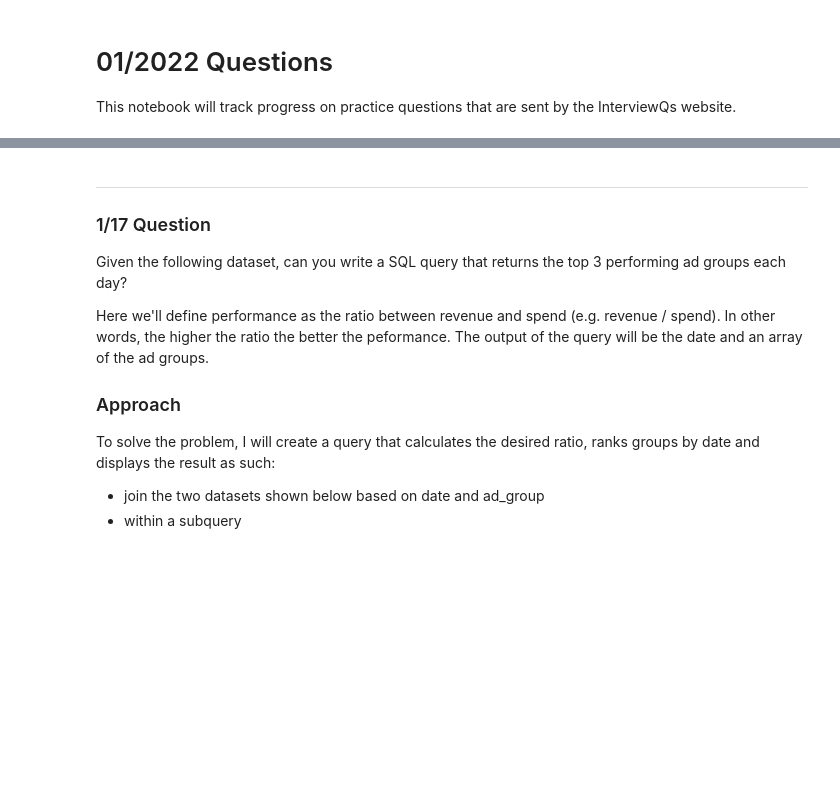
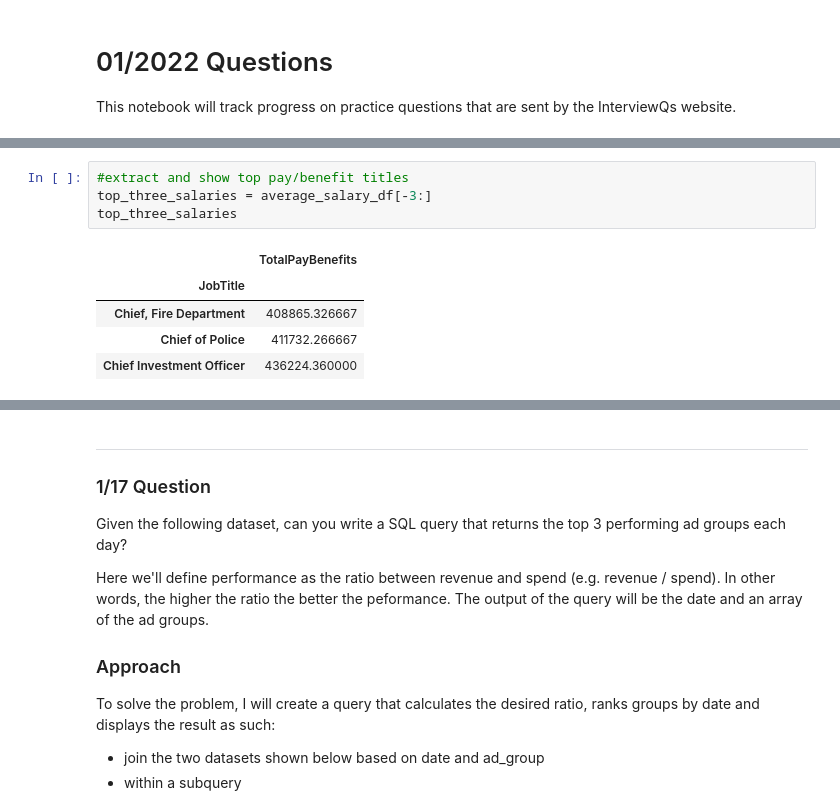
Before and after one commit to akstl1/InterviewQs-Data-Science-Questions, a Jupyter notebook: 2022.01 Interview Qs.ipynb, the cells around one changed output, grey strips where cells are left out. Drawn from its saved outputs; the diff is of its cells as text; blank space fills up the shorter version.

```diff
--- a/2022.01 Interview Qs.ipynb
+++ b/2022.01 Interview Qs.ipynb
@@ -29,0 +91,10 @@ channel_data = read_file(url_2022_01_14)
+# %%
+#extract and show top pay/benefit titles
+top_three_salaries = average_salary_df[-3:]
+top_three_salaries
+# %% [output]
+|  | TotalPayBenefits |
+| JobTitle |  |
+| Chief, Fire Department | 408865.326667 |
+| Chief of Police | 411732.266667 |
+| Chief Investment Officer | 436224.360000 |
```
Also changed, not shown: parts of 50 cells of this notebook.
